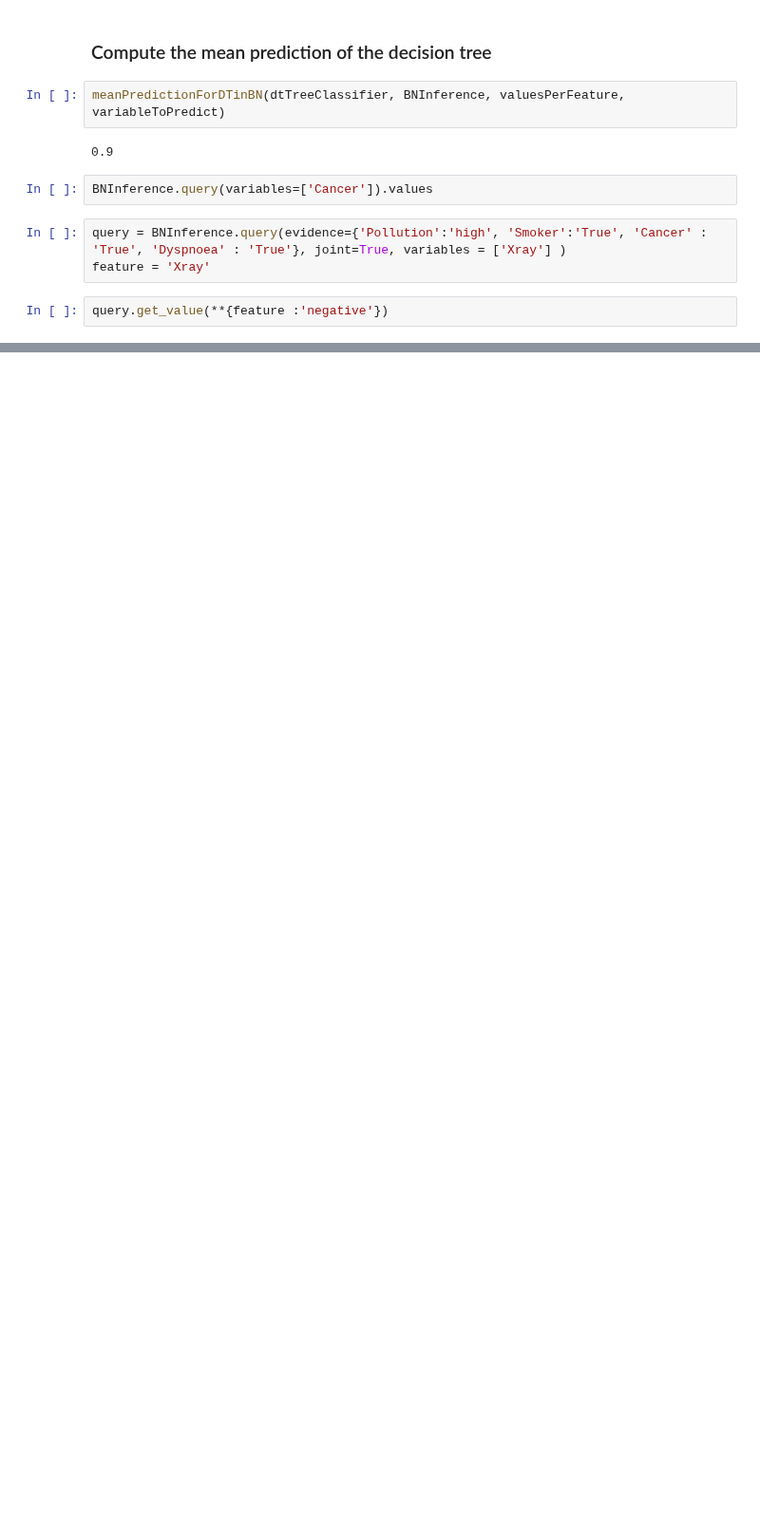
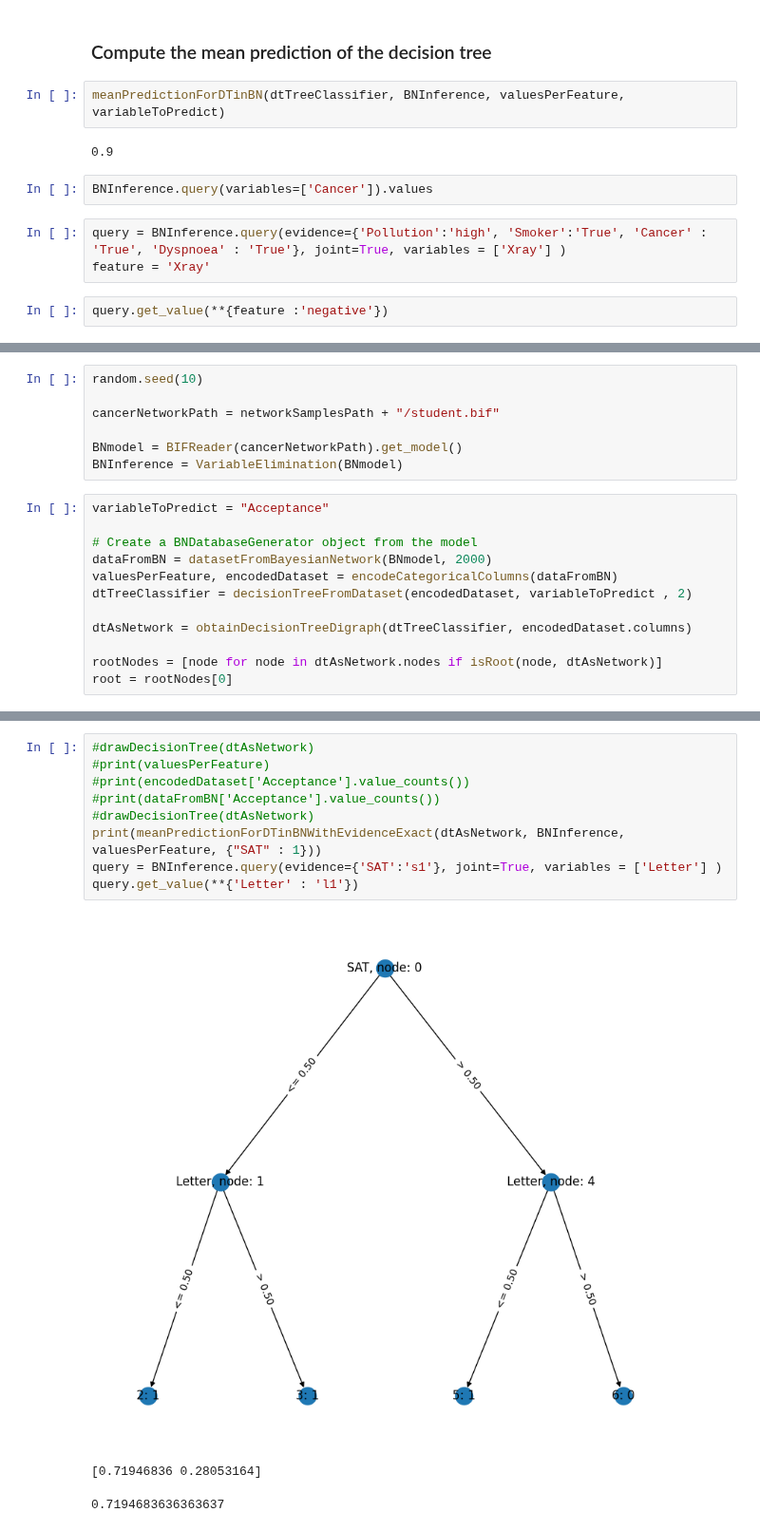
Before and after one commit to EchuCompa/pasantia-BICC, a Jupyter notebook: bayesianNetworksExperiments.ipynb, the cells around one changed output, grey strips where cells are left out. Shown at 95% size. Cells and saved outputs as stored; diff of their text form; blank space fills up the shorter version.

Commit message:
Added student bayesian network example

```diff
--- a/bayesianNetworksExperiments.ipynb
+++ b/bayesianNetworksExperiments.ipynb
@@ -73,0 +51,19 @@ query.get_value(**{feature :'negative'})
+# %%
+random.seed(10)
+
+cancerNetworkPath = networkSamplesPath + "/student.bif"
+
+BNmodel = BIFReader(cancerNetworkPath).get_model()
+BNInference = VariableElimination(BNmodel)
+# %%
+variableToPredict = "Acceptance"
+
+# Create a BNDatabaseGenerator object from the model
+dataFromBN = datasetFromBayesianNetwork(BNmodel, 2000)
+valuesPerFeature, encodedDataset = encodeCategoricalColumns(dataFromBN)
+dtTreeClassifier = decisionTreeFromDataset(encodedDataset, variableToPredict , 2)
+
+dtAsNetwork = obtainDecisionTreeDigraph(dtTreeClassifier, encodedDataset.columns)
+
+rootNodes = [node for node in dtAsNetwork.nodes if isRoot(node, dtAsNetwork)]
+root = rootNodes[0]
@@ -73,0 +72,13 @@ query.get_value(**{feature :'negative'})
+# %%
+#drawDecisionTree(dtAsNetwork)
+#print(valuesPerFeature)
+#print(encodedDataset['Acceptance'].value_counts())
+#print(dataFromBN['Acceptance'].value_counts())
+#drawDecisionTree(dtAsNetwork)
+print(meanPredictionForDTinBNWithEvidenceExact(dtAsNetwork, BNInference, valuesPerFeature, {"SAT" : 1}))
+query = BNInference.query(evidence={'SAT':'s1'}, joint=True, variables = ['Letter'] )
+query.get_value(**{'Letter' : 'l1'})
+# %% [output]
+[figure, added]
+[0.71946836 0.28053164]
+0.7194683636363637
```
Also changed, not shown: parts of 3 cells of this notebook, 3 other files.
